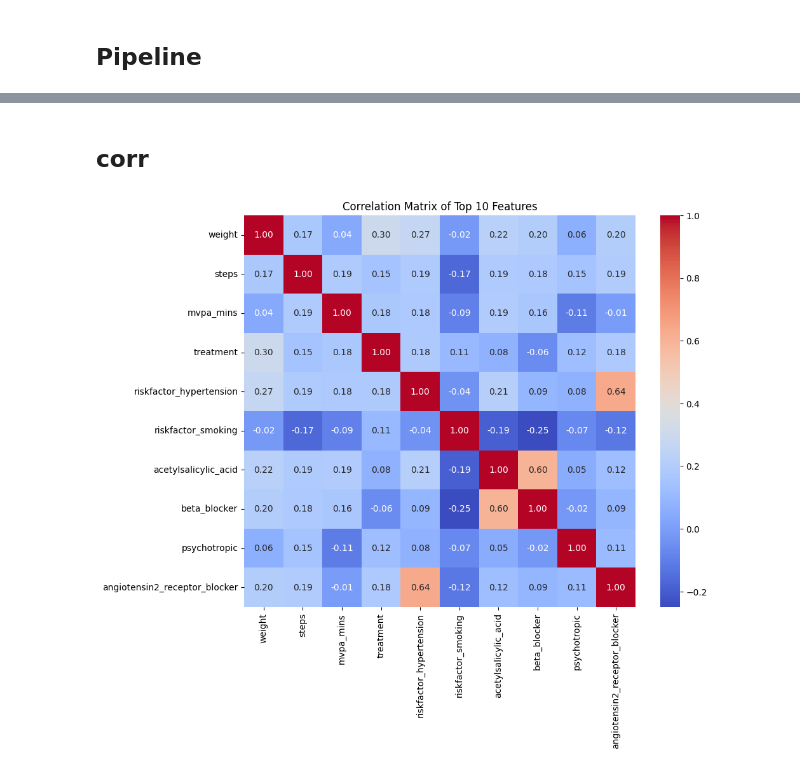
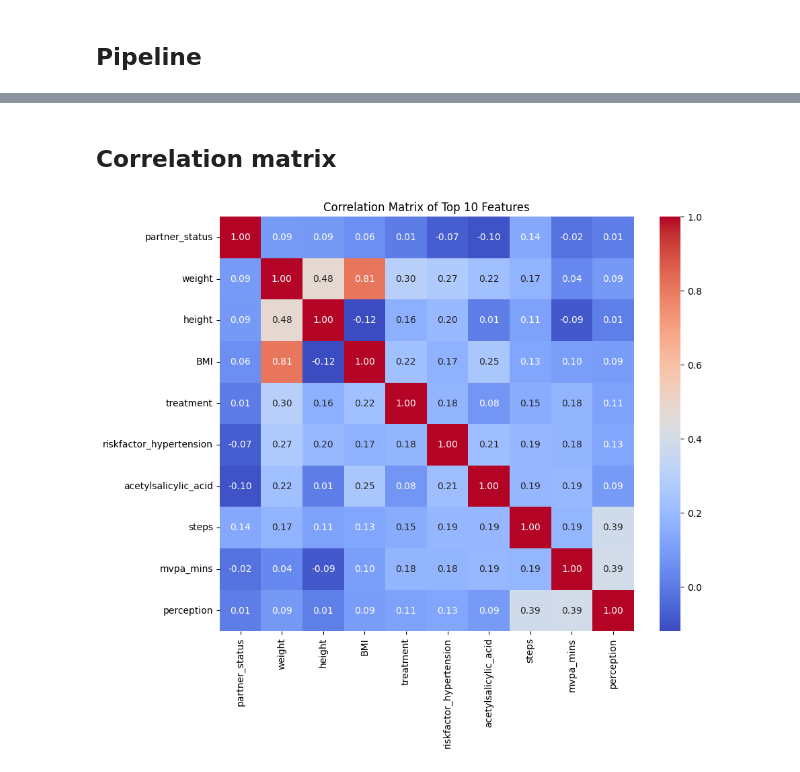
Before and after one commit to aliowx/activity-goal-prediction, a Jupyter notebook: notebook/model.ipynb, the cells around one changed output, grey strips where cells are left out. Saved outputs shown, nothing was run; the diff lists cells and outputs as text; code cells hidden in the pictures.

```diff
--- a/notebook/model.ipynb
+++ b/notebook/model.ipynb
@@ -176,5 +187,0 @@ X_holdout_imputed = imputer.transform(X_holdout[all_columns])
-# %%
-X_train = pd.DataFrame(X_train_imputed, columns=all_columns, index=X_train.index)
-X_val = pd.DataFrame(X_val_imputed, columns=all_columns, index=X_val.index)
-X_holdout = pd.DataFrame(X_holdout_imputed, columns=all_columns, index=X_holdout.index)
-logger.info("Missing values imputed using Multiple Imputation (MICE)")
@@ -183,11 +187,0 @@ logger.info("Missing values imputed using Multiple Imputation (MICE)")
-# %%
-for col in numeric_columns:
-    Q1 = X_train[col].quantile(0.25)
-    Q3 = X_train[col].quantile(0.75)
-    IQR = Q3 - Q1
-    lower_bound = Q1 - 1.5 * IQR
-    upper_bound = Q3 + 1.5 * IQR
-    X_train[col] = X_train[col].clip(lower=lower_bound, upper=upper_bound)
-    X_val[col] = X_val[col].clip(lower=lower_bound, upper=upper_bound)
-    X_holdout[col] = X_holdout[col].clip(lower=lower_bound, upper=upper_bound)
-logger.info("Outliers clipped using train statistics")
@@ -218,16 +204,11 @@ num_features = all_columns
 # %%
 numeric_transformer = Pipeline([
+    ('imputer', IterativeImputer(max_iter=10, random_state=SEED)),
+    ('clipper', OutlierClipper(columns=numeric_columns)),
     ('scaler', StandardScaler()),
-    ('selector', SelectKBest(f_regression, k=10))
+    ('selector', SelectKBest(score_func=f_regression, k=10))
 ])
+
 preprocessor = Pipeline([
-    ('column_transformer', ColumnTransformer([
-        ('num', numeric_transformer, num_features)
-    ]))
+    ('numeric', numeric_transformer)
 ])
-pipeline = Pipeline([
-    ('imputer', IterativeImputer(max_iter=10, random_state=SEED)),
-    ('scaler', StandardScaler()),
-    ('selector', SelectKBest(score_func=f_regression, k=10)),
-    ('regressor', None)
-])
@@ -238,6 +223,6 @@ X_holdout_preprocessed = preprocessor.transform(X_holdout)
 # %%
-selected_features_mask = preprocessor.named_steps['column_transformer'].named_transformers_['num'].named_steps['selector'].get_support()
-selected_features = [num_features[i] for i in range(len(num_features)) if selected_features_mask[i]]
+selected_features_mask = preprocessor.named_steps['numeric'].named_steps['selector'].get_support()
+selected_features = [numeric_columns[i] for i in range(len(numeric_columns)) if selected_features_mask[i]]
 print("Selected features:", selected_features)
 logger.info("Feature selection completed")
 # %% [output]
@@ -246,15 +231,14 @@ Selected features: ['weight', 'steps', 'mvpa_mins', 'treatment', 'riskfactor_hyp
 # %% [markdown]
-## corr
+## Correlation matrix
 # %%
-X_train_selected = X_train[selected_features]
+X_train_selected = pd.DataFrame(X_train_preprocessed, columns=selected_features)
 correlation_matrix = X_train_selected.corr()
-
 
 plt.figure(figsize=(10, 8))
 sns.heatmap(correlation_matrix, annot=True, cmap='coolwarm', fmt='.2f', square=True)
 plt.title('Correlation Matrix of Top 10 Features')
 plt.savefig('../photo/correlation_matrix.png')
 plt.show()
 logger.info("Correlation matrix saved as '../photo/correlation_matrix.png'")
 # %% [output]
-[figure, old version]
+[figure, new version]
```
Also changed, not shown: parts of 47 cells of this notebook.
